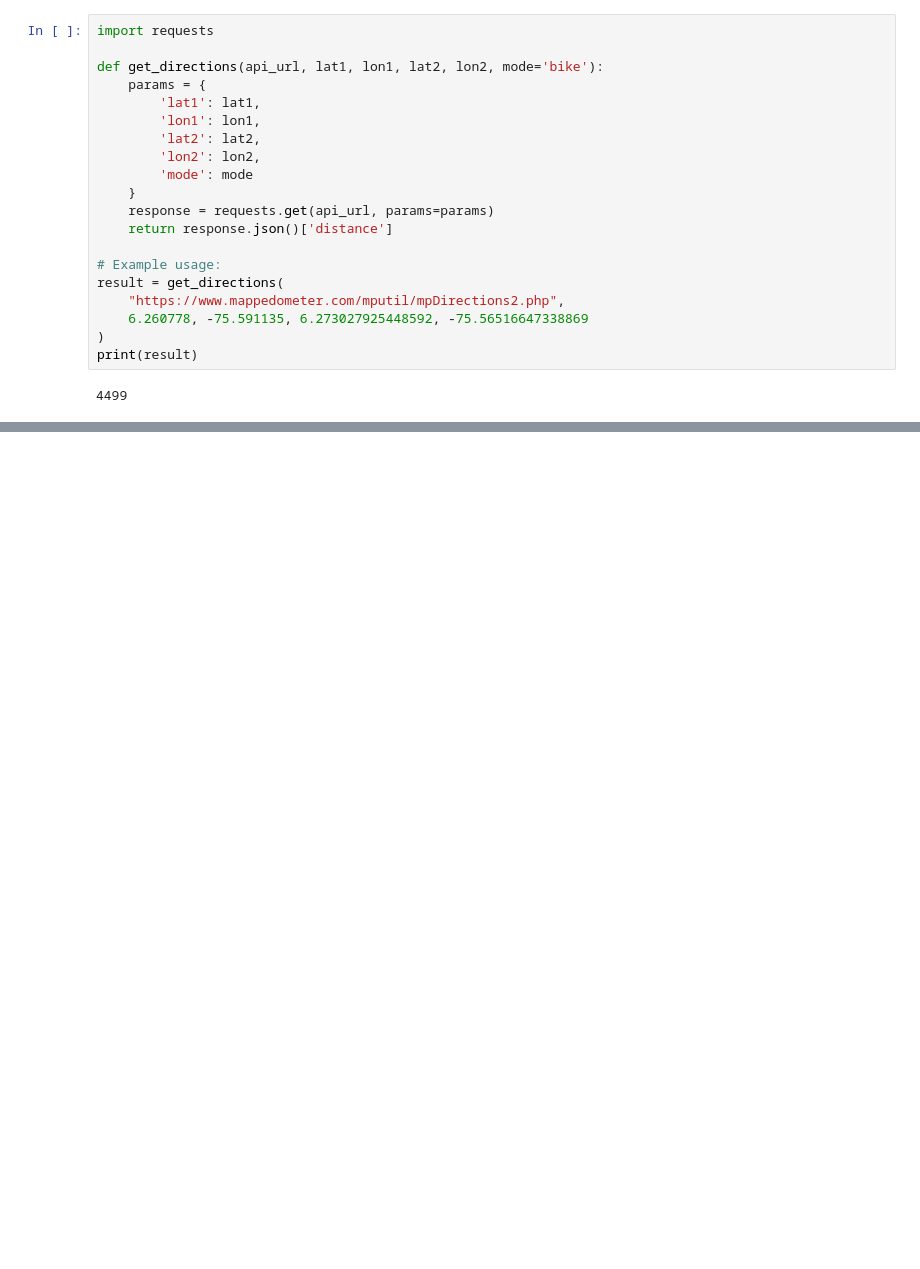
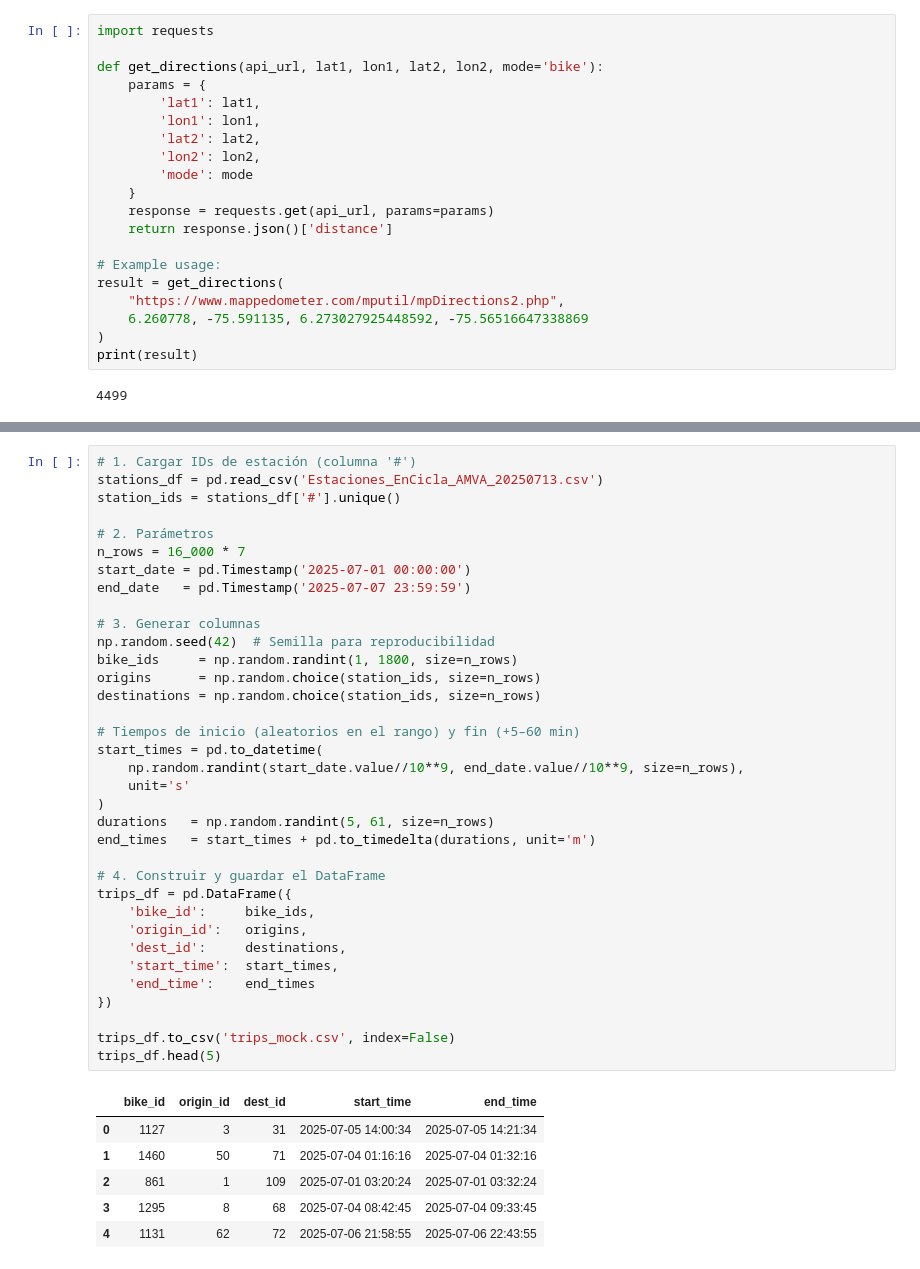
Before and after one commit to Miranda46/proyecto_simplex, a Jupyter notebook: proyecto.ipynb, the cells around one changed output, grey strips where cells are left out. Cells and saved outputs as stored; diff of their text form; blank space fills up the shorter version.

```diff
--- a/proyecto.ipynb
+++ b/proyecto.ipynb
@@ -270,0 +350,42 @@ distance_api_df.to_csv('distance_api_matrix.csv')
+# %%
+# 1. Cargar IDs de estación (columna '#')
+stations_df = pd.read_csv('Estaciones_EnCicla_AMVA_20250713.csv')
+station_ids = stations_df['#'].unique()
+
+# 2. Parámetros
+n_rows = 16_000 * 7
+start_date = pd.Timestamp('2025-07-01 00:00:00')
+end_date   = pd.Timestamp('2025-07-07 23:59:59')
+
+# 3. Generar columnas
+np.random.seed(42)  # Semilla para reproducibilidad
+bike_ids     = np.random.randint(1, 1800, size=n_rows)
+origins      = np.random.choice(station_ids, size=n_rows)
+destinations = np.random.choice(station_ids, size=n_rows)
+
+# Tiempos de inicio (aleatorios en el rango) y fin (+5–60 min)
+start_times = pd.to_datetime(
+    np.random.randint(start_date.value//10**9, end_date.value//10**9, size=n_rows),
+    unit='s'
+)
+durations   = np.random.randint(5, 61, size=n_rows)
+end_times   = start_times + pd.to_timedelta(durations, unit='m')
+
+# 4. Construir y guardar el DataFrame
+trips_df = pd.DataFrame({
+    'bike_id':     bike_ids,
+    'origin_id':   origins,
+    'dest_id':     destinations,
+    'start_time':  start_times,
+    'end_time':    end_times
+})
+
+trips_df.to_csv('trips_mock.csv', index=False)
+trips_df.head(5)
+# %% [output]
+|  | bike_id | origin_id | dest_id | start_time | end_time |
+| 0 | 1127 | 3 | 31 | 2025-07-05 14:00:34 | 2025-07-05 14:21:34 |
+| 1 | 1460 | 50 | 71 | 2025-07-04 01:16:16 | 2025-07-04 01:32:16 |
+| 2 | 861 | 1 | 109 | 2025-07-01 03:20:24 | 2025-07-01 03:32:24 |
+| 3 | 1295 | 8 | 68 | 2025-07-04 08:42:45 | 2025-07-04 09:33:45 |
+| 4 | 1131 | 62 | 72 | 2025-07-06 21:58:55 | 2025-07-06 22:43:55 |
```
Also changed, not shown: parts of 27 cells of this notebook, 1 other file.
